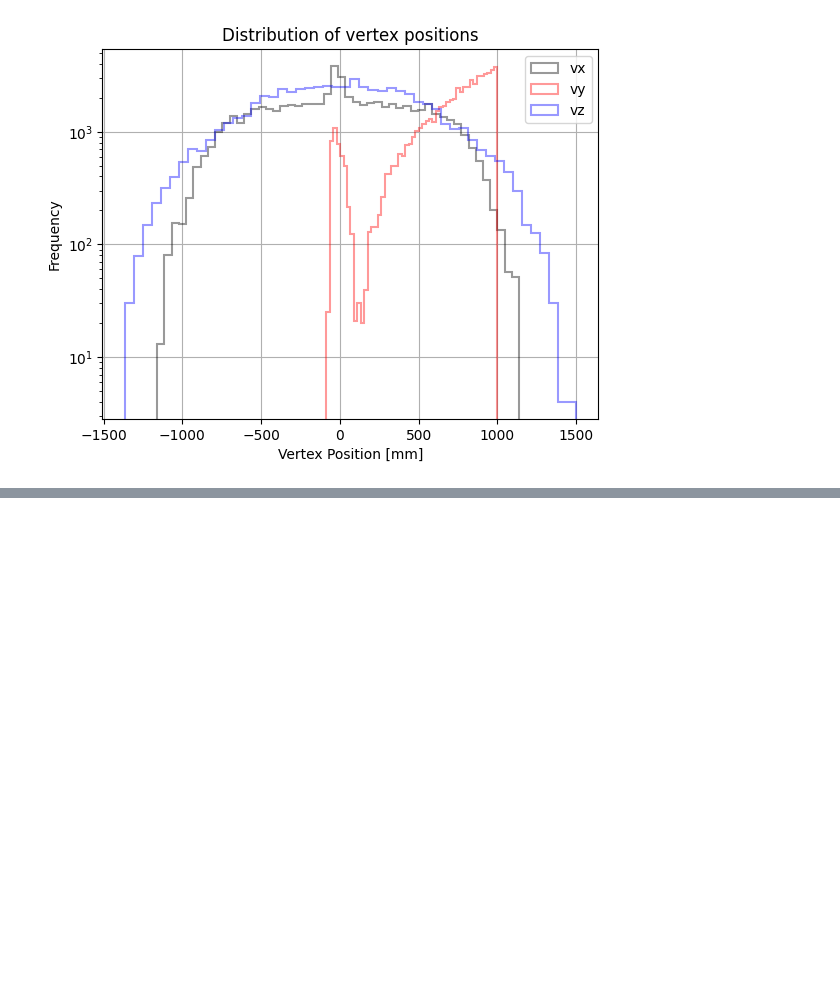
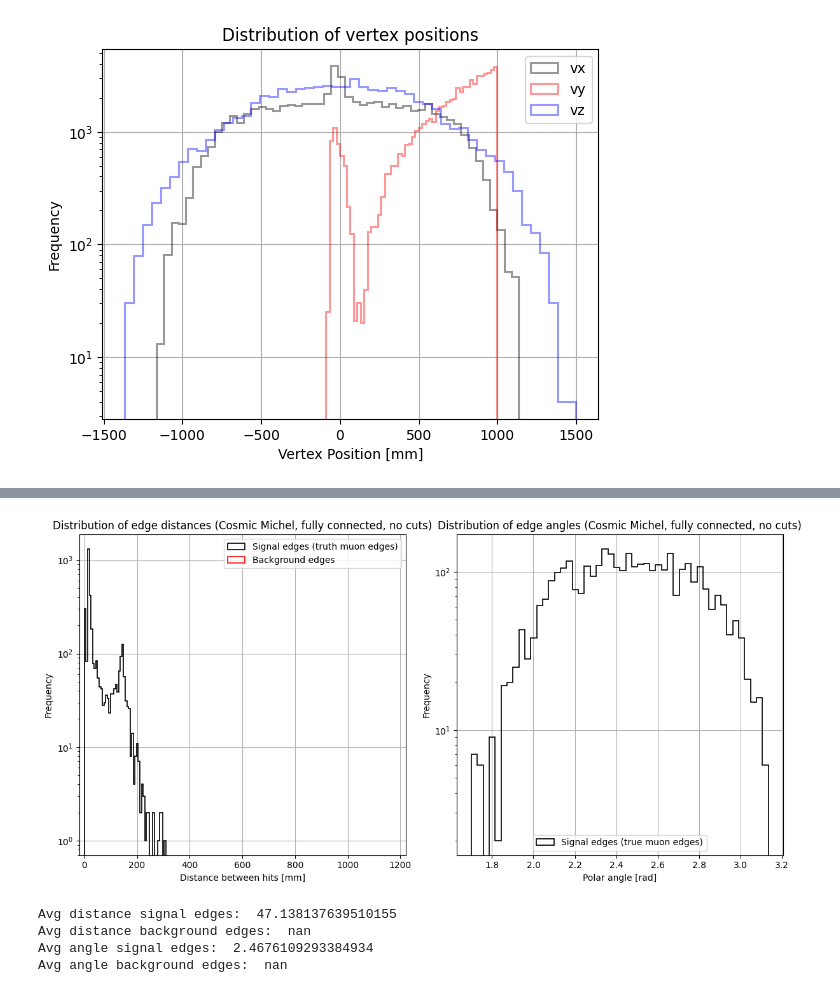
Before and after one commit to sdittmeier/Mu3eCosmicGNN, a Jupyter notebook: examples/Cosmic_GNN/visualization.ipynb, the cells around one changed output, grey strips where cells are left out. Cells and saved outputs as stored; diff of their text form; code cells hidden in the pictures; blank space fills up the shorter version.

```diff
--- a/examples/Cosmic_GNN/visualization.ipynb
+++ b/examples/Cosmic_GNN/visualization.ipynb
@@ -1064,12 +13,0 @@ Data(x=[4], hit_id=[4], z=[4], y=[4], track_edges=[2, 3], radius=[3], particle_i
-# %%
-import pandas as pd
-import visualization_utils as vu
-
-dir = '/mnt/data1/karres/Example_3/metric_learning/valset/event000021004.pyg'
-dir2 ='/mnt/data1/karres/Example_3/feature_store/valset/event000021004-graph.pyg'
-
-graph_metric = torch.load(dir)
-graph = torch.load(dir2)
-
-print(graph)
-print(graph_metric)
@@ -1554,0 +644,19 @@ Data(y=[6], hit_id=[4], x=[4], z=[4], track_edges=[2, 3], particle_type=[3], nhi
+# %%
+import torch
+import numpy as np
+import glob
+import pandas as pd
+import matplotlib.pyplot as plt
+
+#Plot histograms of edge level features
+dir = '/mnt/data1/karres/cosmics_test/feature_store_cosmic_michel/trainset/event000000001-graph.pyg'
+dir2 = '/mnt/data1/karres/cosmics_test/fully_connected_cosmic_michel/trainset/event000000001.pyg'
+dir3 = '/mnt/data1/karres/Example_3/feature_store/trainset/event000021000-graph.pyg'
+
+graph = torch.load(dir)
+fc_graph = torch.load(dir2)
+tml_graph = torch.load(dir3)
+
+print(graph)
+print(fc_graph)
+print(tml_graph)
@@ -1554,0 +936,11 @@ Data(y=[6], hit_id=[4], x=[4], z=[4], track_edges=[2, 3], particle_type=[3], nhi
+# %%
+dir_uncut = '/mnt/data1/karres/cosmics_test/fully_connected_cosmic_michel_no_cut/trainset/*.pyg'
+
+#plot_hits_edge_stats(dir_uncut, 10000, titles=['Cosmic Michel, fully connected, no cuts', 'Cosmic Michel, fully connected, no cuts'], filename='num_hits_edges_no_cut')
+plot_distance_angle_stats(dir_uncut, 1000, title='Cosmic Michel, fully connected, no cuts', filename='edge_distance_angle_no_cut')
+# %% [output]
+[figure, added]
+Avg distance signal edges:  47.138137639510155
+Avg distance background edges:  nan
+Avg angle signal edges:  2.4676109293384934
+Avg angle background edges:  nan
```
Also changed, not shown: parts of 56 cells of this notebook.
